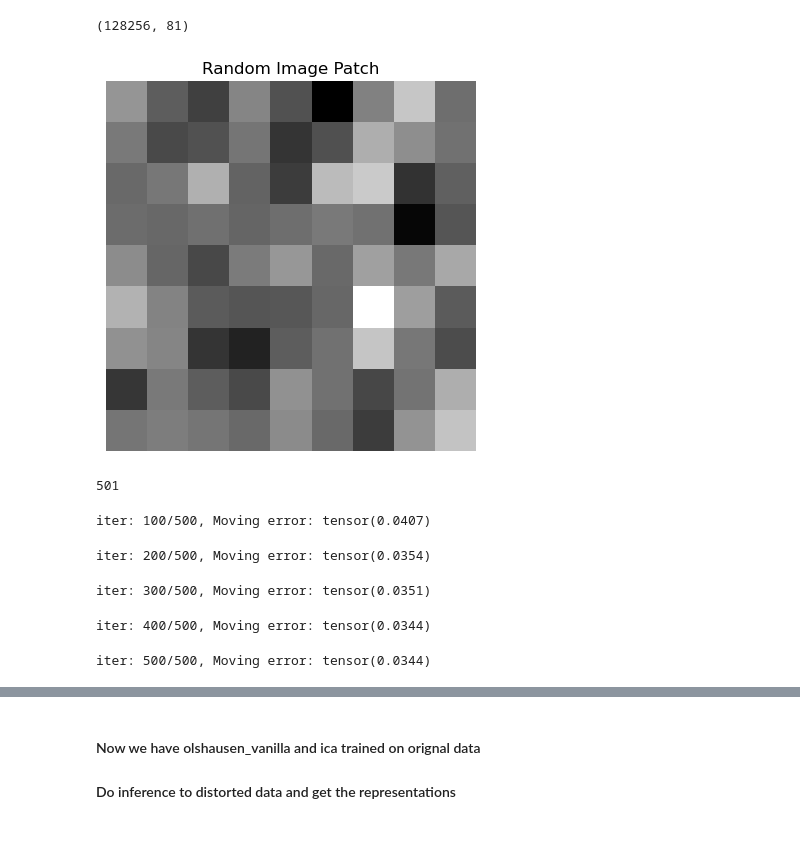
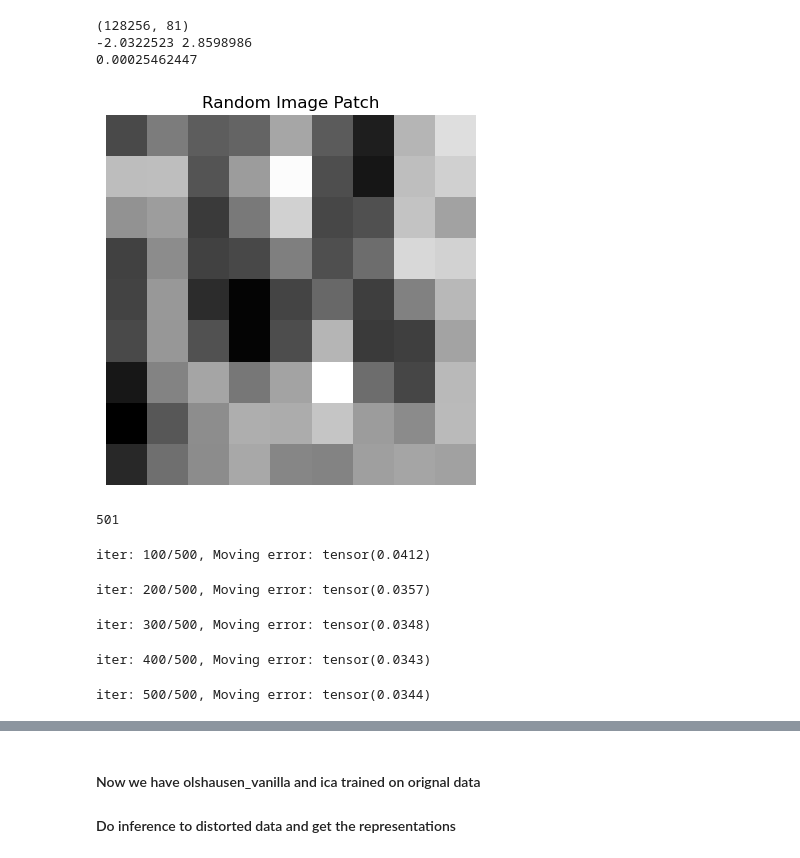
Before and after one commit to KnightAlice/OlshausenICAControlledExperiment, a Jupyter notebook: RepresentationPredictor.ipynb, the cells around one changed output, grey strips where cells are left out. Cells and saved outputs as stored; diff of their text form; code cells hidden in the pictures.

```diff
--- a/RepresentationPredictor.ipynb
+++ b/RepresentationPredictor.ipynb
@@ -29,18 +29,22 @@ device='cpu'
 # %%
 #load base data
 #Data from OlshausenField 1996 -> centered but not normalized/random cropped/9x9 patches
-
-data = np.load('.\patches\patches.npy').squeeze().reshape(-1,81)
+#data = np.load('.\patches\patches.npy').squeeze().reshape(-1,81)
+data = np.load('.\patches\patches_times3.npy').squeeze().reshape(-1,81)
 print(data.shape)
+print(data.min(), data.max())
+print(data.mean())
 
 random_idx = random.randint(0, data.shape[0] - 1)
 plt.imshow(data[random_idx].reshape(imgsize, imgsize), cmap='gray')
 plt.title('Random Image Patch')
 plt.axis('off')
 plt.show()
 # %% [output]
 (128256, 81)
+-2.0322523 2.8598986
+0.00025462447
-[figure, old version]
+[figure, new version]
 # %%
 #Olshausen
 dataloader_olhausen = DataLoader(data, batch_size=batch_size, shuffle=True, num_workers=0, pin_memory=True, drop_last=True)
@@ -116,10 +120,10 @@ olshausen_vanilla = OlshausenField1996Model(num_inputs=imgsize**2, num_units=n_u
 
 error_list = train_olshausen(olshausen_vanilla, dataloader_olhausen, n_iters, eps, early_stopping=early_stopping, nt_max=nt_max)
 # %% [output]
-iter: 100/500, Moving error: tensor(0.0407)
+iter: 100/500, Moving error: tensor(0.0412)
-iter: 200/500, Moving error: tensor(0.0354)
+iter: 200/500, Moving error: tensor(0.0357)
-iter: 300/500, Moving error: tensor(0.0351)
+iter: 300/500, Moving error: tensor(0.0348)
-iter: 400/500, Moving error: tensor(0.0344)
+iter: 400/500, Moving error: tensor(0.0343)
 iter: 500/500, Moving error: tensor(0.0344)
 # %%
 # Plot Receptive fields
```
Also changed, not shown: parts of 12 cells of this notebook, 54 other files.
